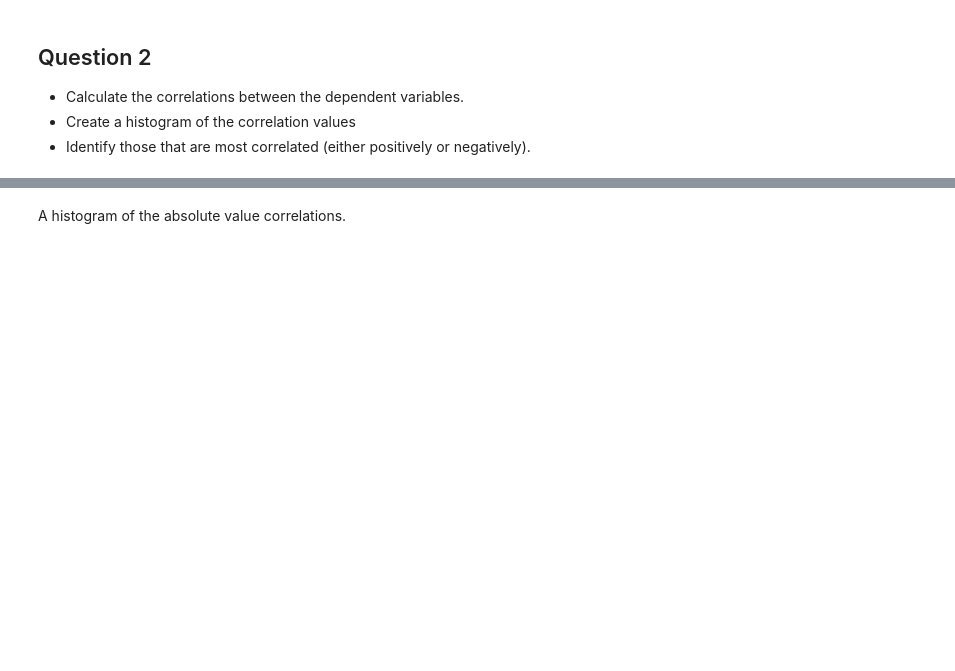
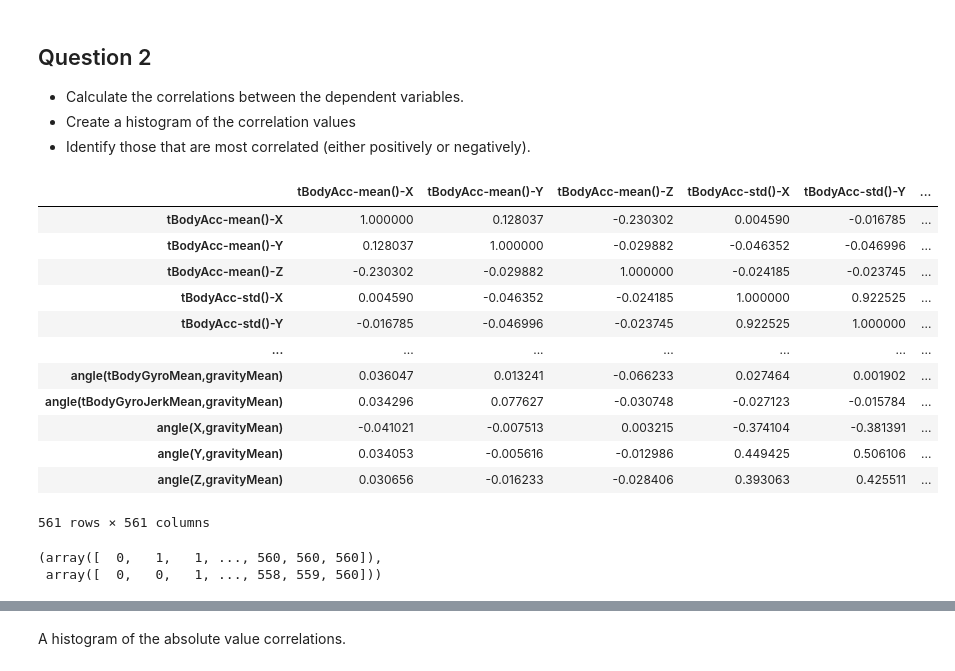
Before and after one commit to Hrithik2212/IBM-Machine-Learning-Course, a Jupyter notebook: Supervised Learning - Classification/Logistic Regression/03a_LAB_Logistic_Regression_Error_Metrics.ipynb, the cells around one changed output, grey strips where cells are left out. Drawn from its saved outputs; the diff is of its cells as text; code cells hidden in the pictures; blank space fills up the shorter version.

```diff
--- a/Supervised Learning - Classification/Logistic Regression/03a_LAB_Logistic_Regression_Error_Metrics.ipynb
+++ b/Supervised Learning - Classification/Logistic Regression/03a_LAB_Logistic_Regression_Error_Metrics.ipynb
@@ -94,3 +94,28 @@ Name: Activity, dtype: int32
 * Calculate the correlations between the dependent variables.
 * Create a histogram of the correlation values
 * Identify those that are most correlated (either positively or negatively).
+# %%
+feature_cols = data.columns[:-1]
+corr_values = data[feature_cols].corr()
+# %%
+corr_values
+# %% [output]
+|  | tBodyAcc-mean()-X | tBodyAcc-mean()-Y | tBodyAcc-mean()-Z | tBodyAcc-std()-X | tBodyAcc-std()-Y | ... |
+| tBodyAcc-mean()-X | 1.000000 | 0.128037 | -0.230302 | 0.004590 | -0.016785 | ... |
+| tBodyAcc-mean()-Y | 0.128037 | 1.000000 | -0.029882 | -0.046352 | -0.046996 | ... |
+| tBodyAcc-mean()-Z | -0.230302 | -0.029882 | 1.000000 | -0.024185 | -0.023745 | ... |
+| tBodyAcc-std()-X | 0.004590 | -0.046352 | -0.024185 | 1.000000 | 0.922525 | ... |
+| tBodyAcc-std()-Y | -0.016785 | -0.046996 | -0.023745 | 0.922525 | 1.000000 | ... |
+| ... | ... | ... | ... | ... | ... | ... |
+| angle(tBodyGyroMean,gravityMean) | 0.036047 | 0.013241 | -0.066233 | 0.027464 | 0.001902 | ... |
+| angle(tBodyGyroJerkMean,gravityMean) | 0.034296 | 0.077627 | -0.030748 | -0.027123 | -0.015784 | ... |
+| angle(X,gravityMean) | -0.041021 | -0.007513 | 0.003215 | -0.374104 | -0.381391 | ... |
+| angle(Y,gravityMean) | 0.034053 | -0.005616 | -0.012986 | 0.449425 | 0.506106 | ... |
+| angle(Z,gravityMean) | 0.030656 | -0.016233 | -0.028406 | 0.393063 | 0.425511 | ... |
+561 rows × 561 columns
+# %%
+tril_index = np.tril_indices_from(corr_values)
+tril_index
+# %% [output]
+(array([  0,   1,   1, ..., 560, 560, 560]),
+ array([  0,   0,   1, ..., 558, 559, 560]))
```
Also changed, not shown: parts of 4 cells of this notebook, 2 other files.
